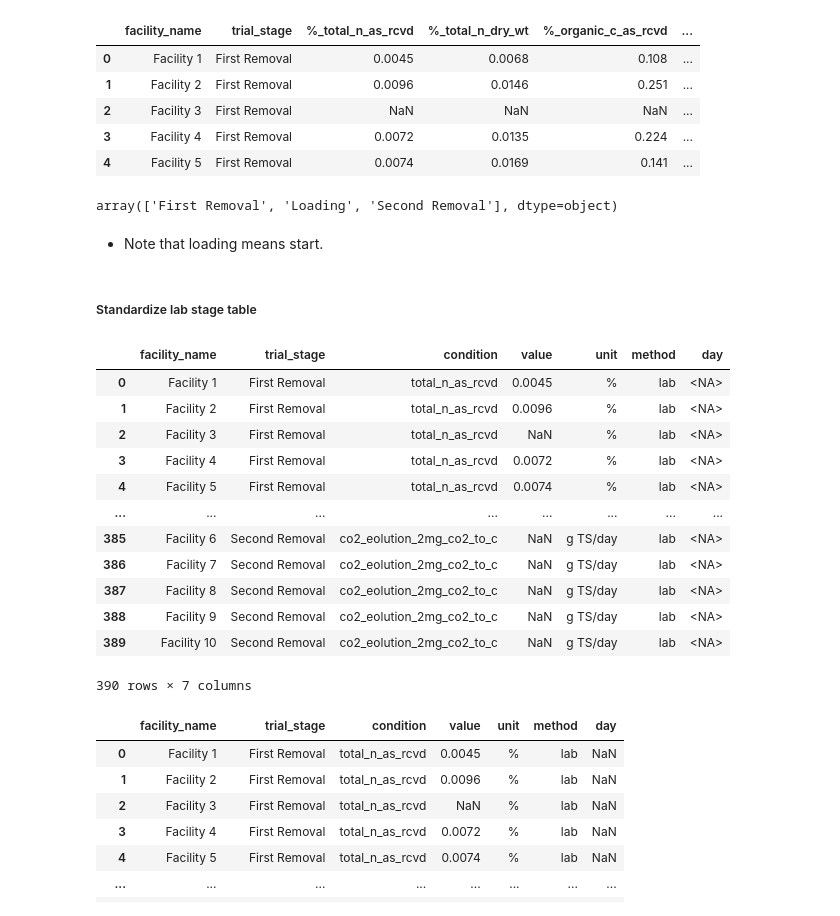
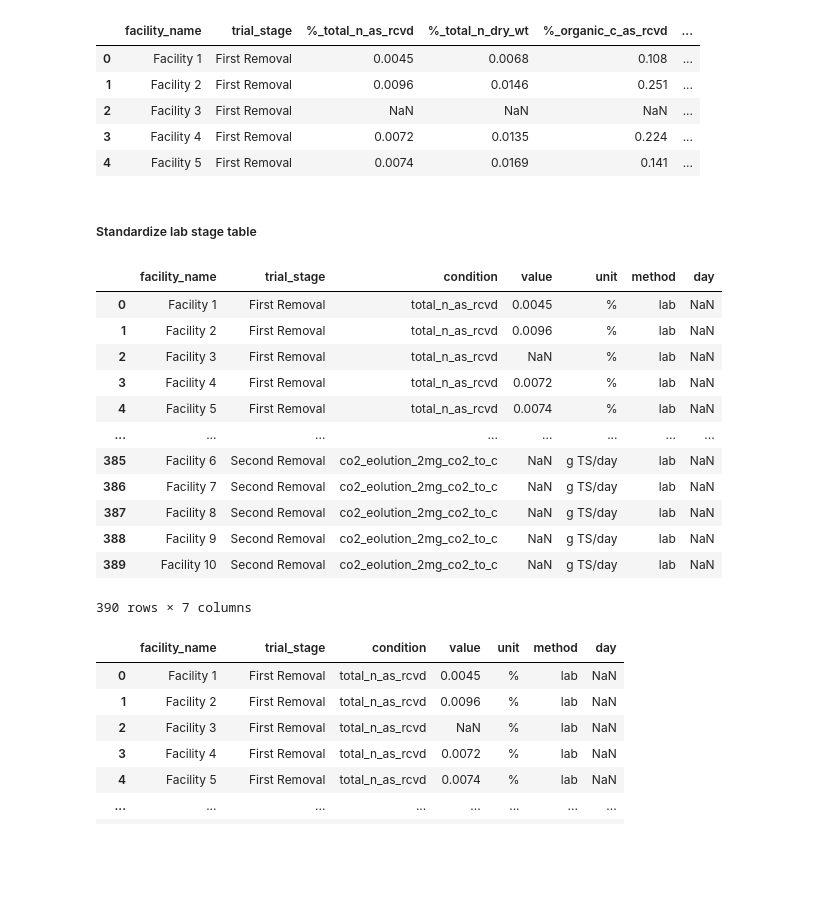
Before and after one commit to uchicago-dsi/compostable-disintegration-analysis, a Jupyter notebook: notebooks/add_facility_trial_trial_conditions.ipynb, the cells around one changed output. Cells and saved outputs as stored; diff of their text form; code cells hidden in the pictures; blank space fills up the shorter version.

```diff
--- a/notebooks/add_facility_trial_trial_conditions.ipynb
+++ b/notebooks/add_facility_trial_trial_conditions.ipynb
@@ -33,6 +29,17 @@ list(all_sheets.keys())
 ## 2. Data cleaning and reshape for each sheet
 # %%
 def clean_column_names(column):
+    """
+    Cleans and standardizes column names by converting to lowercase, replacing spaces and special characters with underscores, and removing certain punctuation.
+
+    Parameters:
+    - column (str): The column name to be cleaned and standardized.
+
+    Returns:
+    - str: The cleaned and standardized column name, with spaces, slashes, and colons replaced by underscores, and parentheses, asterisks, hyphens, ampersands, question marks, new lines, hashes, and periods removed. Leading and trailing underscores are also removed.
+
+    This function ensures column names are consistent and suitable for use in databases or pandas DataFrames, facilitating easier data manipulation and analysis.
+    """
     column = column.lower()
     column = column.replace(' ', '_')
     column = column.replace('/', '_per_')
@@ -263,12 +288,6 @@ lab_data_all_stages.head()
 | 2 | Facility 3 | First Removal | NaN | NaN | NaN | ... |
 | 3 | Facility 4 | First Removal | 0.0072 | 0.0135 | 0.224 | ... |
 | 4 | Facility 5 | First Removal | 0.0074 | 0.0169 | 0.141 | ... |
-# %%
-lab_data_all_stages['trial_stage'].unique()
-# %% [output]
-array(['First Removal', 'Loading', 'Second Removal'], dtype=object)
-# %% [markdown]
-- Note that loading means start.
 # %% [markdown]
 ##### Standardize lab stage table
 # %%
@@ -278,44 +297,55 @@ lab_data_all_stages_long = pd.melt(lab_data_all_stages, id_vars=['facility_name'
 # Replace condition names
 lab_data_all_stages_long['condition'] = lab_data_all_stages_long['condition'].str.replace(r'^%_', '', regex=True)
 condition_mapping2 = {
     'bulk_density_lbs_per_yd_as_rcvd': 'bulk_density',
     'co2_evolution_1_mg_co2c_per_g_om_per_day': 'co2_evolution_1mg_co2_to_c',
     'co2_evolution_2_mg_co2c_per_g_ts_per_day': 'co2_eolution_2mg_co2_to_c'
 }
 lab_data_all_stages_long['condition'] = lab_data_all_stages_long['condition'].replace(condition_mapping2)
 
 # Add unit to each condition
 def determine_unit(condition):
+    """
+    Returns the measurement unit for specified environmental or material conditions.
+
+    Parameters:
+    - condition (str): The analysis condition (e.g., 'total_n_as_rcvd', 'bulk_density').
+
+    Returns:
+    - str or pandas.NA: Unit of measurement ('%', 'lbs/cu.yard', 'g OM/day', 'g TS/day') or pandas.NA for undefined conditions.
+
+    Maps common analysis conditions to their units. Undefined conditions yield a pandas NA.
+    """
     if condition in ('total_n_as_rcvd', 'total_n_dry_wt', 'organic_c_as_rcvd', 'organic_c_dry_wt', 'solids_as_rcvd', 'moisture_as_rcvd'):
         return '%'
     elif condition == 'bulk_density':
         return 'lbs/cu.yard'
     elif condition == 'co2_evolution_1mg_co2_to_c':
         return 'g OM/day'
     elif condition == 'co2_eolution_2mg_co2_to_c':
         return 'g TS/day'
     else:
         return pd.NA
 
 lab_data_all_stages_long['unit'] = lab_data_all_stages_long['condition'].apply(determine_unit)
 
 lab_data_all_stages_long['method'] = 'lab'
 lab_data_all_stages_long['day'] = pd.NA
 
 lab_data_all_stages_long
 # %% [output]
 |  | facility_name | trial_stage | condition | value | unit | method | day |
-| 0 | Facility 1 | First Removal | total_n_as_rcvd | 0.0045 | % | lab | <NA> |
-| 1 | Facility 2 | First Removal | total_n_as_rcvd | 0.0096 | % | lab | <NA> |
-| 2 | Facility 3 | First Removal | total_n_as_rcvd | NaN | % | lab | <NA> |
-| 3 | Facility 4 | First Removal | total_n_as_rcvd | 0.0072 | % | lab | <NA> |
-| 4 | Facility 5 | First Removal | total_n_as_rcvd | 0.0074 | % | lab | <NA> |
+| 0 | Facility 1 | First Removal | total_n_as_rcvd | 0.0045 | % | lab | NaN |
+| 1 | Facility 2 | First Removal | total_n_as_rcvd | 0.0096 | % | lab | NaN |
+| 2 | Facility 3 | First Removal | total_n_as_rcvd | NaN | % | lab | NaN |
+| 3 | Facility 4 | First Removal | total_n_as_rcvd | 0.0072 | % | lab | NaN |
+| 4 | Facility 5 | First Removal | total_n_as_rcvd | 0.0074 | % | lab | NaN |
 | ... | ... | ... | ... | ... | ... | ... | ... |
-| 385 | Facility 6 | Second Removal | co2_eolution_2mg_co2_to_c | NaN | g TS/day | lab | <NA> |
-| 386 | Facility 7 | Second Removal | co2_eolution_2mg_co2_to_c | NaN | g TS/day | lab | <NA> |
-| 387 | Facility 8 | Second Removal | co2_eolution_2mg_co2_to_c | NaN | g TS/day | lab | <NA> |
-| 388 | Facility 9 | Second Removal | co2_eolution_2mg_co2_to_c | NaN | g TS/day | lab | <NA> |
-| 389 | Facility 10 | Second Removal | co2_eolution_2mg_co2_to_c | NaN | g TS/day | lab | <NA> |
+| 385 | Facility 6 | Second Removal | co2_eolution_2mg_co2_to_c | NaN | g TS/day | lab | NaN |
+| 386 | Facility 7 | Second Removal | co2_eolution_2mg_co2_to_c | NaN | g TS/day | lab | NaN |
+| 387 | Facility 8 | Second Removal | co2_eolution_2mg_co2_to_c | NaN | g TS/day | lab | NaN |
+| 388 | Facility 9 | Second Removal | co2_eolution_2mg_co2_to_c | NaN | g TS/day | lab | NaN |
+| 389 | Facility 10 | Second Removal | co2_eolution_2mg_co2_to_c | NaN | g TS/day | lab | NaN |
 390 rows × 7 columns
 # %%
 # Add maturity rating for the last stage for 10 trials
```
Also changed, not shown: parts of 11 cells of this notebook, 7 other files.
